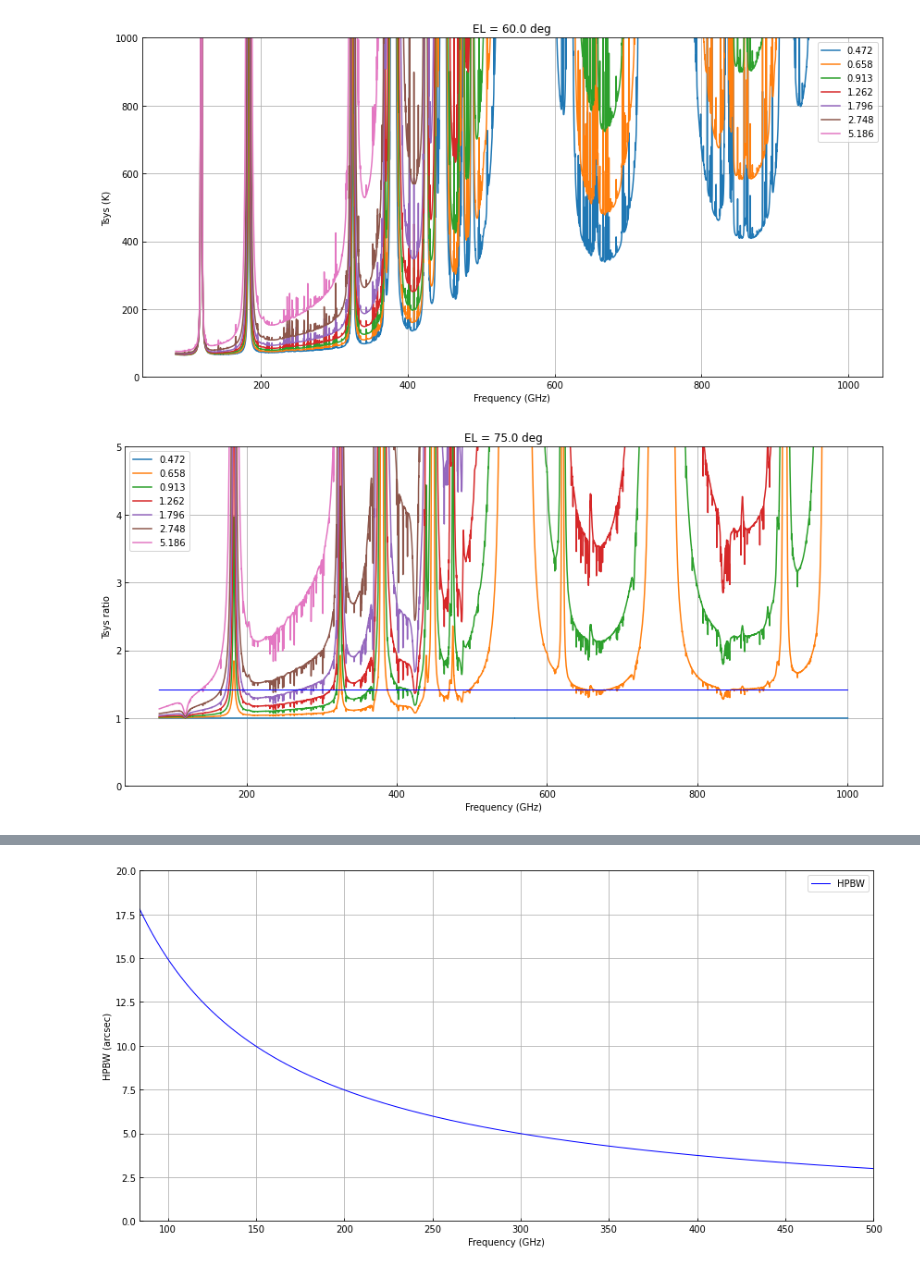
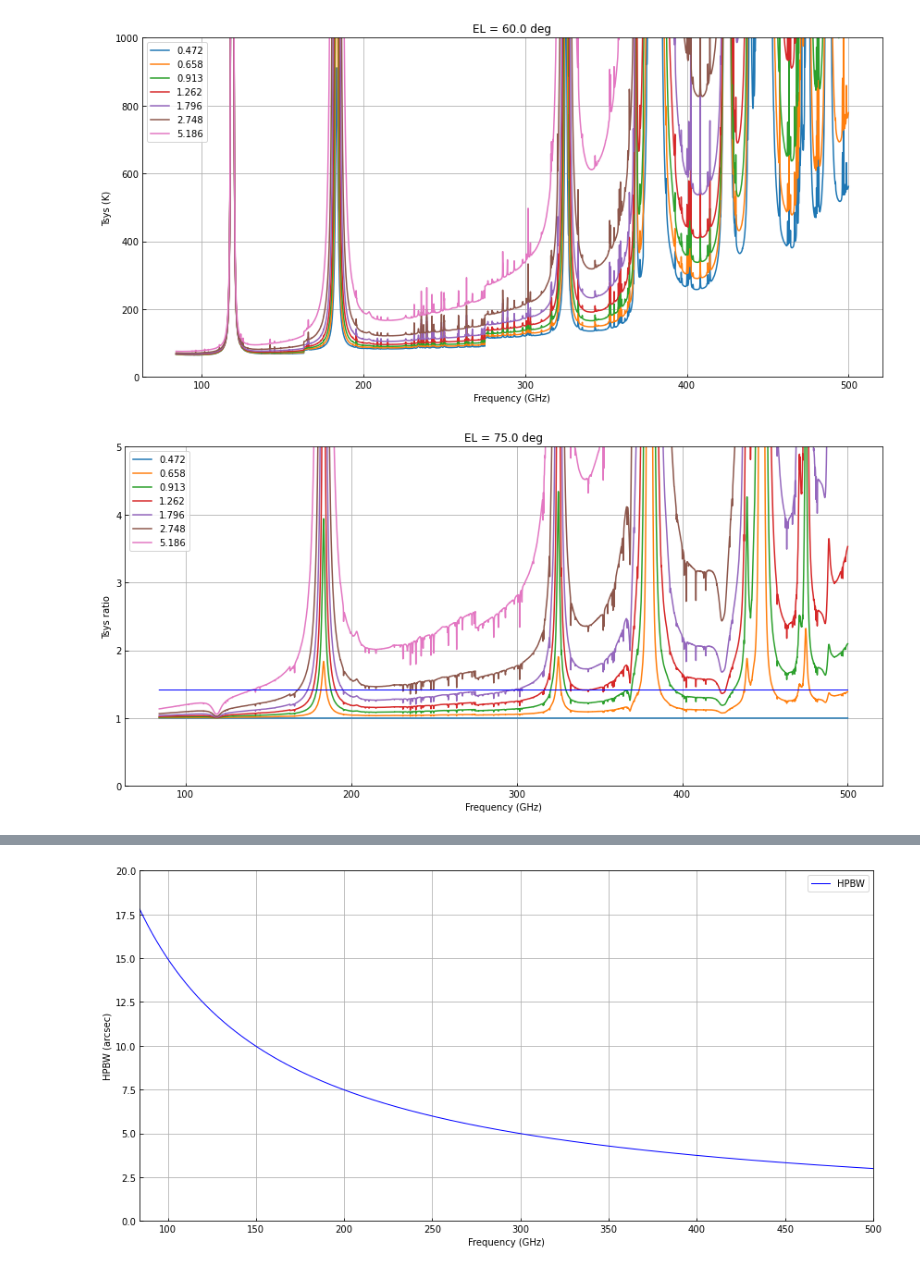
Before and after one commit to ishiishun/lst, a Jupyter notebook: LST_heterodyne_sensitivity.ipynb, the cells around one changed output, grey strips where cells are left out. Saved outputs shown, nothing was run; the diff lists cells and outputs as text; code cells hidden in the pictures.

```diff
--- a/LST_heterodyne_sensitivity.ipynb
+++ b/LST_heterodyne_sensitivity.ipynb
@@ -32,11 +32,11 @@ Tsky_df_zenith = pd.read_csv(io.StringIO(s_Tsky.decode('utf-8')),
 # %%
 Bands = {
     '3': {"f_min": 84., "f_max":116, "pwv":5.186, "Trx":40.},  #f_min (GHz), f_max(GHz), pwv(mm), Trx(K) from ALMA OT
-    '4': {"f_min":125., "f_max":163, "pwv":2.748, "Trx": 42.},
-    '5': {"f_min":158., "f_max":211, "pwv":1.796, "Trx": 50.},
-    '6': {"f_min":211., "f_max":275, "pwv":1.796, "Trx": 50.},
-    '7': {"f_min":275., "f_max":373, "pwv":0.913, "Trx": 72.},
-    '8': {"f_min":385., "f_max":500, "pwv":0.658, "Trx":135.}
+    '4': {"f_min":116.1, "f_max":163, "pwv":2.748, "Trx": 42.},
+    '5': {"f_min":163.1, "f_max":211, "pwv":1.796, "Trx": 50.},
+    '6': {"f_min":211.1, "f_max":275, "pwv":1.796, "Trx": 50.},
+    '7': {"f_min":275.1, "f_max":373, "pwv":0.913, "Trx": 72.},
+    '8': {"f_min":373.1, "f_max":500, "pwv":0.658, "Trx":135.}
     }
 # %%
 def tau_func(pwv, EL):
@@ -64,7 +64,7 @@ def get_Tsys(band, EL = 60., eta_eff = 0.95, Tamb = 270.):
 # %%
 def get_Tsys_all(band, EL = 60., eta_eff = 0.95, Tamb = 270.):
     pwvs = [0.472, 0.658, 0.913, 1.262, 1.796, 2.748, 5.186]
-    df_Tsyss = pd.DataFrame()
+    df_Tsys = pd.DataFrame()
     for pwv in pwvs:
         f_min = Bands[band]["f_min"]
         f_max = Bands[band]["f_max"]
@@ -73,15 +73,15 @@ def get_Tsys_all(band, EL = 60., eta_eff = 0.95, Tamb = 270.):
         Tsky = Tsky_func(str(pwv), EL)
         eta_atm = np.exp(-tau)
         Tsys = 1./(eta_eff*eta_atm)*(Trx + eta_eff*Tsky + (1.-eta_eff)*Tamb)
-        df_Tsyss[str(pwv)]= Tsys
+        df_Tsys[str(pwv)]= Tsys[f_min:f_max]
     df_ratio = pd.DataFrame()
-    for column in df_Tsyss.columns:
-        ratio = df_Tsyss[column]/df_Tsyss["0.472"].values
+    for column in df_Tsys.columns:
+        ratio = df_Tsys[column]/df_Tsys["0.472"].values
         df_ratio[column]= ratio
-    return df_Tsyss, df_ratio
+    return df_Tsys, df_ratio
 # %%
 #band 3
 band = "3"
 EL = 60.
 Tsys, tau, Tsky = get_Tsys(band, EL)
-df_Tsyss, df_ratio = get_Tsys_all(band, EL)
+df_Tsys3, df_ratio = get_Tsys_all(band, EL)
@@ -87,0 +105,8 @@ df_Tsyss, df_ratio = get_Tsys_all(band, EL)
+# %%
+df_Tsyss = pd.DataFrame()
+df_ratios = pd.DataFrame()
+EL = 60.
+for band in ['3','4','5','6','7','8']:
+    df_Tsys, df_ratio = get_Tsys_all(band, EL)
+    df_Tsyss = df_Tsyss.append(df_Tsys)
+    df_ratios = df_ratios.append(df_ratio)
@@ -101,26 +160,24 @@ ax.set_title(
 ax.legend()
 fig.tight_layout()
 # %% [output]
-[figure, old version]
+[figure, new version]
 # %%
 fig, ax = plt.subplots(1, 1, figsize=(12, 6))
 
-df_ratio.plot(ax = ax)
-x = df_ratio.index
+df_ratios.plot(ax = ax)
+x = df_ratios.index
 ax.plot(x, x/x*np.sqrt(2), "-", linewidth=1,color="b")
 ax.set_xlabel("Frequency (GHz)")
 ax.set_ylabel(r"Tsys ratio")
-#ax.set_yscale("log")
-#ax.set_xlim(Bands[band]["f_min"], Bands[band]["f_max"])
 ax.set_ylim(0, 5)
 ax.tick_params(direction="in", which="both")
 ax.grid(True)
 ax.set_title(
     "EL = {} deg".format(75.),
     fontsize=12,
 )
 ax.legend()
 fig.tight_layout()
 # %% [output]
-[figure, old version]
+[figure, new version]
 # %%
```
Also changed, not shown: parts of 13 cells of this notebook.
